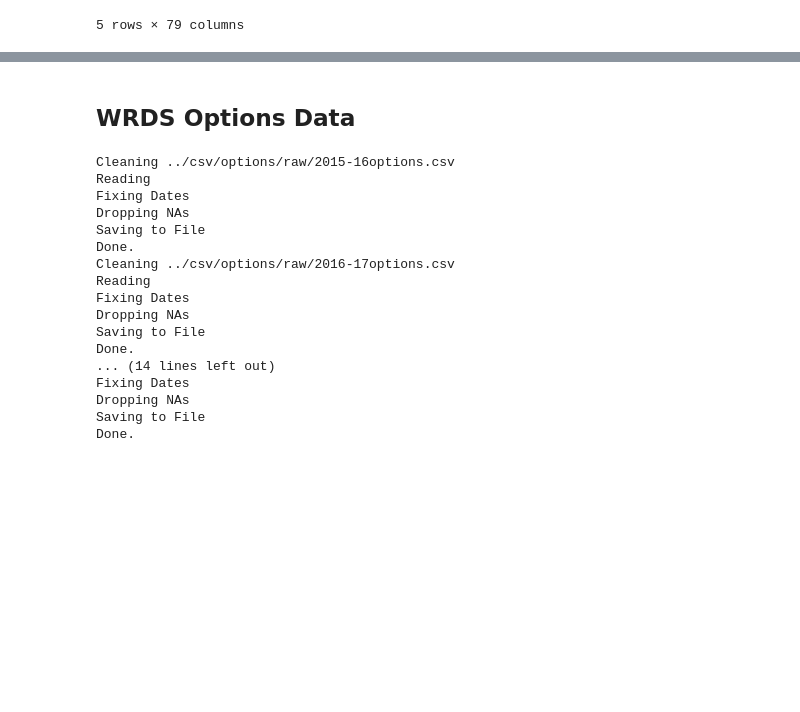
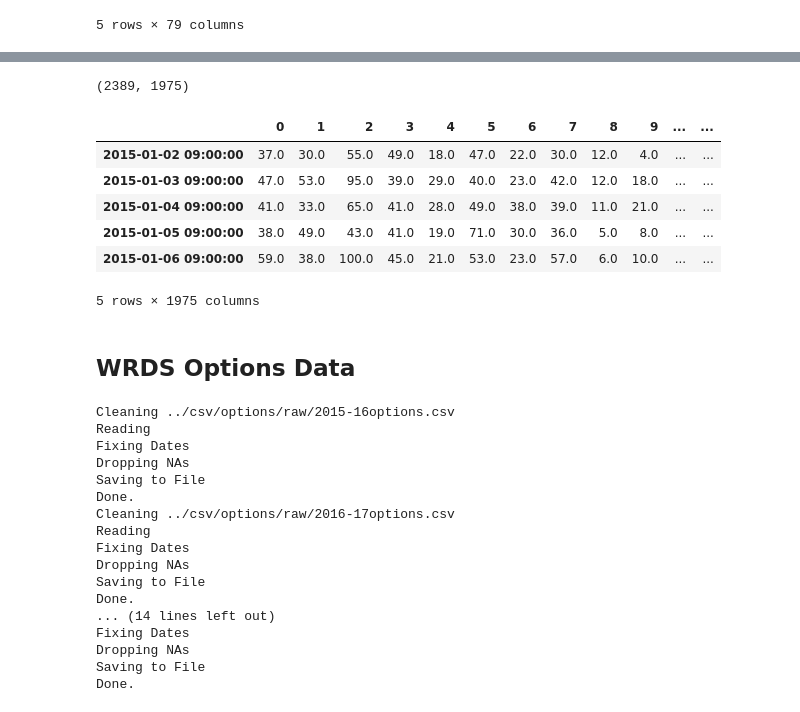
Before and after one commit to PrathamRawat/IV-Forecasting, a Jupyter notebook: code/data_preparation.ipynb, the cells around one changed output, grey strips where cells are left out. Saved outputs shown, nothing was run; the diff lists cells and outputs as text; code cells hidden in the pictures; blank space fills up the shorter version.

Commit message:
Add code to get trends data per date

```diff
--- a/code/data_preparation.ipynb
+++ b/code/data_preparation.ipynb
@@ -151,0 +184,33 @@ full_data.to_csv("trends.csv")
+# %%
+start = datetime.datetime(2015, 1, 1, 9, 0, 0)
+end = datetime.datetime(2021, 7, 18, 9, 0, 0)
+delta = datetime.timedelta(days=1)
+# %%
+data["date"] = pd.to_datetime(data["date"])
+# %%
+grouped_data = {}
+
+while start < end:
+    n = start + delta
+    temp = data[data["date"] >= start]
+    temp = temp[temp["date"] <= n]
+    if len(temp) == 25:
+        temp = temp.drop("date", axis=1)
+        grouped_data[n] = temp.to_numpy().flatten()
+    start = n
+# %%
+frame = pd.DataFrame.from_dict(grouped_data, orient="index")
+# %%
+frame.shape
+# %% [output]
+(2389, 1975)
+# %%
+frame.head()
+# %% [output]
+|  | 0 | 1 | 2 | 3 | 4 | 5 | 6 | 7 | 8 | 9 | ... | ... |
+| 2015-01-02 09:00:00 | 37.0 | 30.0 | 55.0 | 49.0 | 18.0 | 47.0 | 22.0 | 30.0 | 12.0 | 4.0 | ... | ... |
+| 2015-01-03 09:00:00 | 47.0 | 53.0 | 95.0 | 39.0 | 29.0 | 40.0 | 23.0 | 42.0 | 12.0 | 18.0 | ... | ... |
+| 2015-01-04 09:00:00 | 41.0 | 33.0 | 65.0 | 41.0 | 28.0 | 49.0 | 38.0 | 39.0 | 11.0 | 21.0 | ... | ... |
+| 2015-01-05 09:00:00 | 38.0 | 49.0 | 43.0 | 41.0 | 19.0 | 71.0 | 30.0 | 36.0 | 5.0 | 8.0 | ... | ... |
+| 2015-01-06 09:00:00 | 59.0 | 38.0 | 100.0 | 45.0 | 21.0 | 53.0 | 23.0 | 57.0 | 6.0 | 10.0 | ... | ... |
+5 rows × 1975 columns
```
Also changed, not shown: parts of 6 cells of this notebook, 1 other file.
